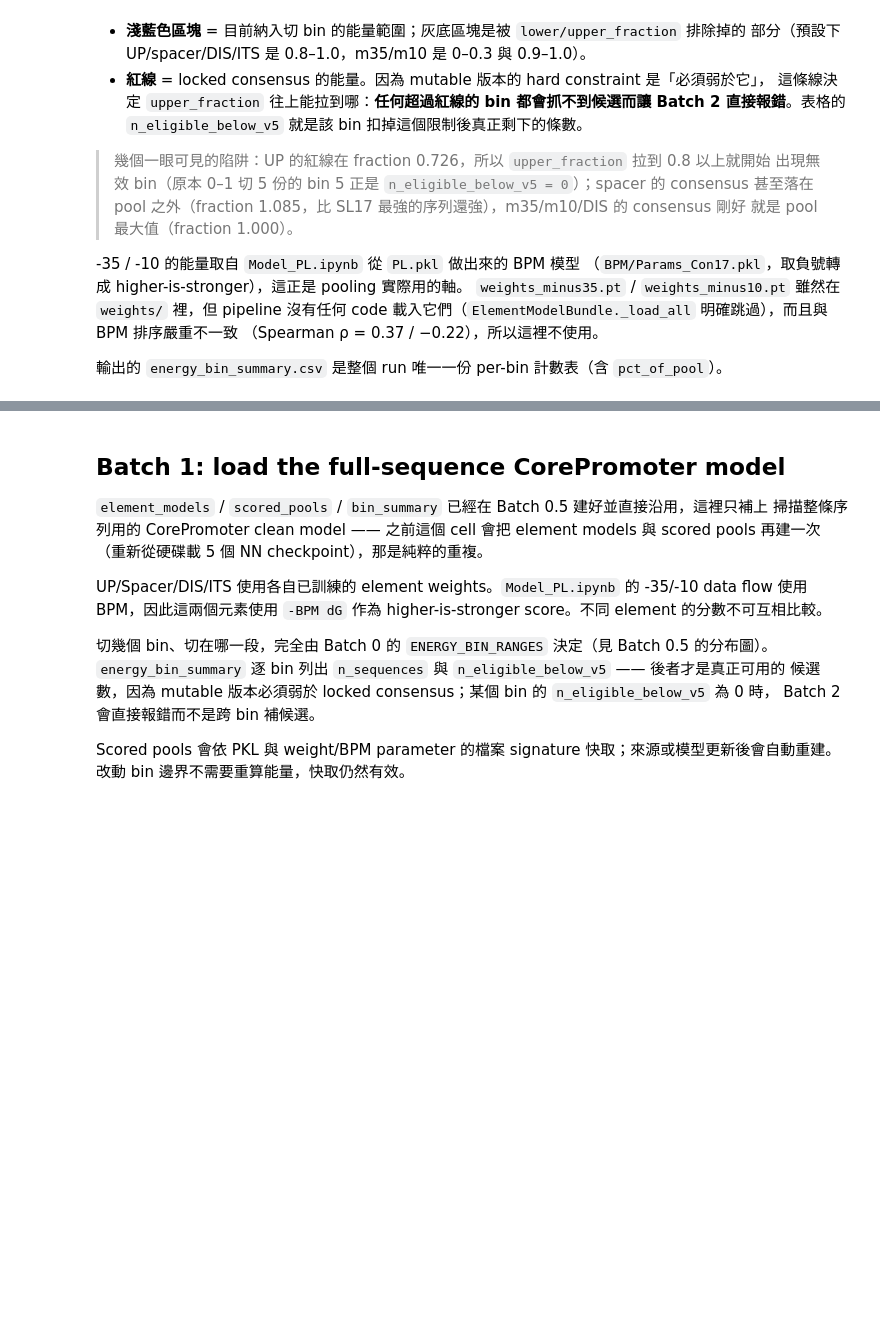
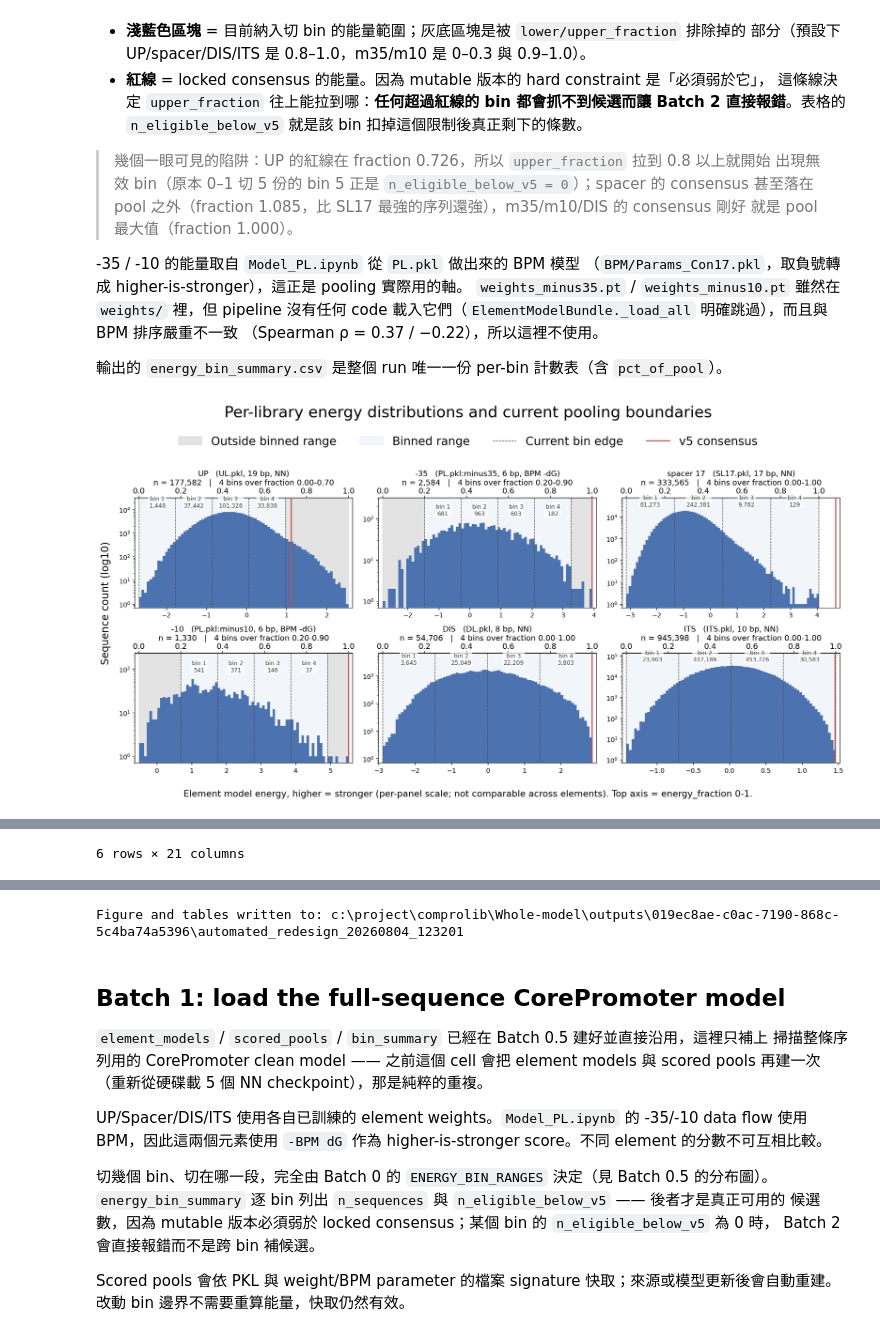
Before and after one commit to KellyLiao1023/Whole-model, a Jupyter notebook: MS2_Data_PyTorch/scripts/Model_CorePromoter_recursive_design.ipynb, the cells around one changed output, grey strips where cells are left out. Cells and saved outputs as stored; diff of their text form; code cells hidden in the pictures; blank space fills up the shorter version.

Commit message:
Refine energy distribution fig style & elements bining range

```diff
--- a/MS2_Data_PyTorch/scripts/Model_CorePromoter_recursive_design.ipynb
+++ b/MS2_Data_PyTorch/scripts/Model_CorePromoter_recursive_design.ipynb
@@ -123,12 +123,12 @@ CONSENSUS = {
 # The spacer needs at least 3 bins because Spacer_v3 = Spacer_v2[:-2] + "TG" is
 # derived rather than drawn from bin 3.
 ENERGY_BIN_RANGES = {
-    "UP":     (0.0, 0.8, 4),
-    "m35":    (0.3, 0.9, 4),
-    "spacer": (0.0, 0.8, 4),
-    "m10":    (0.3, 0.9, 4),
-    "DIS":    (0.0, 0.8, 4),
-    "ITS":    (0.0, 0.8, 4),
+    "UP":     (0.0, 0.7, 4),
+    "m35":    (0.2, 0.9, 4),
+    "spacer": (0.0, 1.0, 4),
+    "m10":    (0.2, 0.9, 4),
+    "DIS":    (0.0, 1.0, 4),
+    "ITS":    (0.0, 1.0, 4),
 }
 
 CONFIG = r.DesignConfig(
@@ -307,7 +323,7 @@ for ax, element in zip(axes.ravel(), r.ELEMENTS):
     for bin_id, lo, hi in zip(range(1, n_bins + 1), edges[:-1], edges[1:]):
         # The white backing keeps the v5 line from cutting through the number.
         ax.text((lo + hi) / 2.0, label_y, f"bin {bin_id}\n{bin_counts[bin_id]:,}",
-                ha="center", va="bottom", fontsize=7.5, color="0.25", zorder=5,
+                ha="center", va="bottom", fontsize=9, color="0.25", zorder=5,
                 bbox=dict(boxstyle="round,pad=0.15", fc="white", ec="none", alpha=0.75))
 
     # v5 can sit outside the observed pool range - the spacer consensus scores
@@ -319,7 +335,7 @@ for ax, element in zip(axes.ravel(), r.ELEMENTS):
     ax.set_title(
         f"{PANEL_LABELS[element]}   ({PANEL_NOTES[element]})\n"
         f"n = {len(pool):,}   |   {n_bins} bins over fraction {frac_lo:.2f}-{frac_hi:.2f}",
-        fontsize=9.5, pad=20 if SHOW_FRACTION_AXIS else 6,
+        fontsize=12, pad=20 if SHOW_FRACTION_AXIS else 6,
     )
     if SHOW_FRACTION_AXIS:
         sec = ax.secondary_xaxis(
@@ -327,7 +343,7 @@ for ax, element in zip(axes.ravel(), r.ELEMENTS):
             functions=(lambda e, o=e_min, s=span: (e - o) / s,
                        lambda f, o=e_min, s=span: o + f * s),
         )
-        sec.tick_params(labelsize=7, pad=1)
+        sec.tick_params(labelsize=12, pad=1)
 
     fraction = (energy - e_min) / span
     inside = (fraction >= frac_lo - 1e-12) & (fraction <= frac_hi + 1e-12)
@@ -350,34 +366,36 @@ for ax, element in zip(axes.ravel(), r.ELEMENTS):
     })
 
 handles, labels = [], []
 for ax in axes.ravel():
     for handle, label in zip(*ax.get_legend_handles_labels()):
         if label not in labels:
             handles.append(handle)
             labels.append(label)
 
 fig.suptitle("Per-library energy distributions and current pooling boundaries",
-             fontsize=14, y=0.995)
+             fontsize=24, y=0.995)
 fig.legend(handles, labels, loc="upper center", bbox_to_anchor=(0.5, 0.945),
-           ncol=len(labels), frameon=False, fontsize=8.5)
+           ncol=len(labels), frameon=False, fontsize=18)
 fig.supxlabel("Element model energy, higher = stronger "
               "(per-panel scale; not comparable across elements). "
-              "Top axis = energy_fraction 0-1.", fontsize=10)
-fig.supylabel(f"Sequence count{' (log10)' if LOG_COUNTS else ''}", fontsize=11)
+              "Top axis = energy_fraction 0-1.", fontsize=14)
+fig.supylabel(f"Sequence count{' (log10)' if LOG_COUNTS else ''}", fontsize=16)
 fig.tight_layout(rect=(0.012, 0.015, 1, 0.905))
 for ext in ("png", "svg"):
     fig.savefig(OUT_DIR / f"element_energy_distributions.{ext}", bbox_inches="tight")
 plt.show()
 
 element_energy_stats = pd.DataFrame(stats_rows)
 # The run's only per-bin count table; Batch 1 no longer writes a second copy.
 pool_sizes = {element: len(scored_pools[element]) for element in r.ELEMENTS}
 bin_summary["pct_of_pool"] = (
     100.0 * bin_summary["n_sequences"] / bin_summary["element"].map(pool_sizes)
 )
 
 element_energy_stats.to_csv(OUT_DIR / "element_energy_distribution_stats.csv", index=False)
 bin_summary.to_csv(OUT_DIR / "energy_bin_summary.csv", index=False)
 display(element_energy_stats.round(4))
 display(bin_summary.round(4))
 print("Figure and tables written to:", OUT_DIR)
+# %% [output]
+[figure, added]
@@ -383,0 +409 @@ print("Figure and tables written to:", OUT_DIR)
+6 rows × 21 columns
@@ -384,3 +427,4 @@ print("Figure and tables written to:", OUT_DIR)
+Figure and tables written to: c:\project\comprolib\Whole-model\outputs\019ec8ae-c0ac-7190-868c-5c4ba74a5396\automated_redesign_20260804_123201
 # %% [markdown]
 ## Batch 1: load the full-sequence CorePromoter model
 
```
Also changed, not shown: parts of 10 cells of this notebook.
